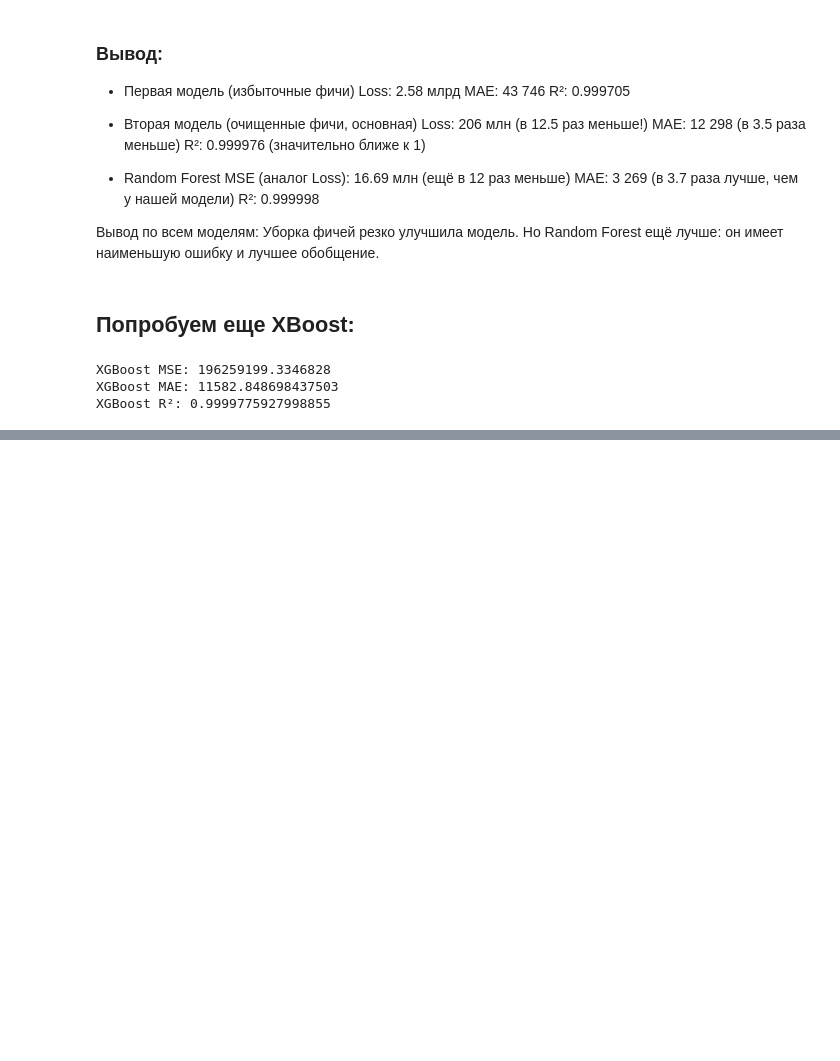
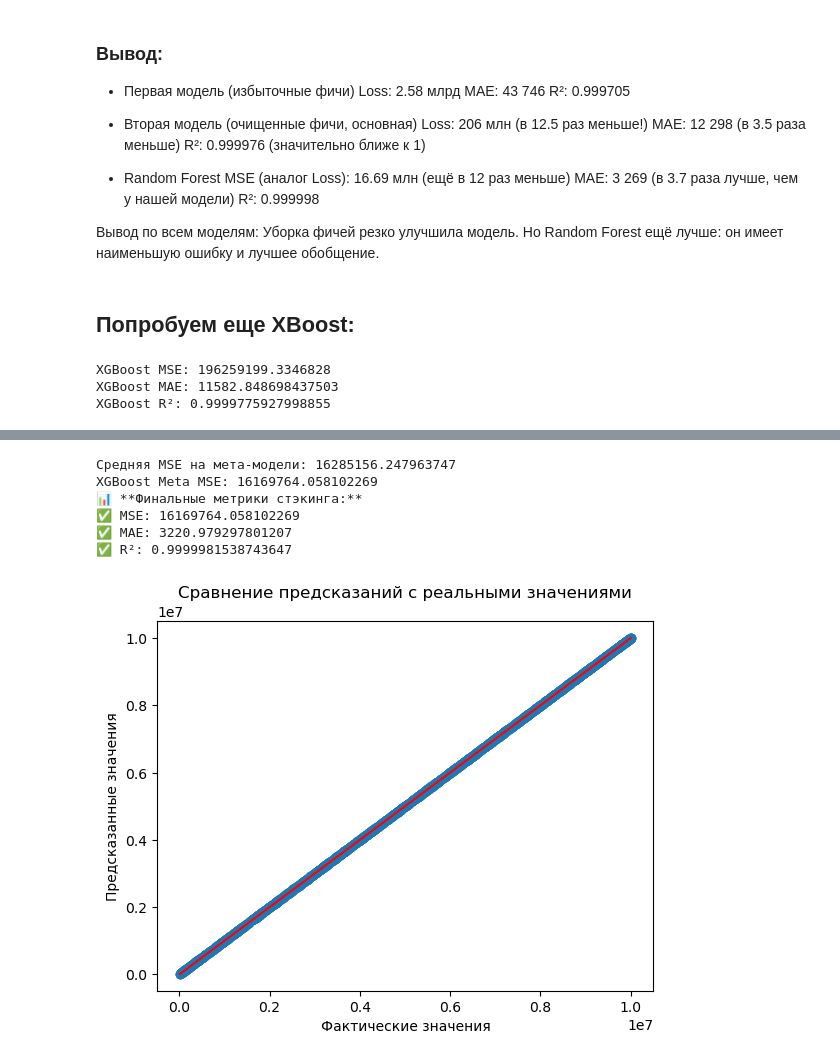
Before and after one commit to Saatarko/HomeworkDS, a Jupyter notebook: Homework_torch_paris.ipynb, the cells around one changed output, grey strips where cells are left out. Saved outputs shown, nothing was run; the diff lists cells and outputs as text; code cells hidden in the pictures; blank space fills up the shorter version.

```diff
--- a/Homework_torch_paris.ipynb
+++ b/Homework_torch_paris.ipynb
@@ -1188,0 +1250,44 @@ shap.summary_plot(shap_values_xgb, X_test_scaled, feature_names=X_train_final.co
+# %%
+# Создаем матрицу для мета-модели XGBoost / LGBM(стэкинг)
+meta_X2 = np.column_stack((y_pred_xgb, y_pred_rf, y_pred_final))  # Добавляем предсказания 3-х моделей
+meta_y2 = y_test_final.values  # Истинные значения
+
+meta_model2 = XGBRegressor(n_estimators=50, learning_rate=0.1, random_state=42)
+cv_scores2 = cross_val_score(meta_model, meta_X2, meta_y2, cv=5, scoring="neg_mean_squared_error")
+
+print(f"Средняя MSE на мета-модели: {-np.mean(cv_scores2)}")
+
+meta_model2.fit(meta_X2, meta_y2)
+
+final_preds2 = meta_model.predict(meta_X2)
+print(f"XGBoost Meta MSE: {mean_squared_error(meta_y2, final_preds2)}")
+
+# Оцениваем финальный стэкинг
+final_mse2 = mean_squared_error(meta_y2, final_preds2)
+final_mae2 = mean_absolute_error(meta_y2, final_preds2)
+final_r22 = r2_score(meta_y2, final_preds2)
+
+print(f"📊 **Финальные метрики стэкинга:**")
+print(f"✅ MSE: {final_mse2}")
+print(f"✅ MAE: {final_mae2}")
+print(f"✅ R²: {final_r22}")
+# %% [output]
+Средняя MSE на мета-модели: 16285156.247963747
+XGBoost Meta MSE: 16169764.058102269
+📊 **Финальные метрики стэкинга:**
+✅ MSE: 16169764.058102269
+✅ MAE: 3220.979297801207
+✅ R²: 0.9999981538743647
+# %%
+# Строим график
+plt.scatter(y_true.numpy(), final_preds2)
+plt.xlabel('Фактические значения')
+plt.ylabel('Предсказанные значения')
+plt.title('Сравнение предсказаний с реальными значениями')
+
+# Линия идеального предсказания
+plt.plot([min(y_true.numpy()), max(y_true.numpy())], [min(y_true.numpy()), max(y_true.numpy())], color='red')
+
+plt.show()
+# %% [output]
+[figure, added]
```
Also changed, not shown: parts of 27 cells of this notebook, 52 other files.
